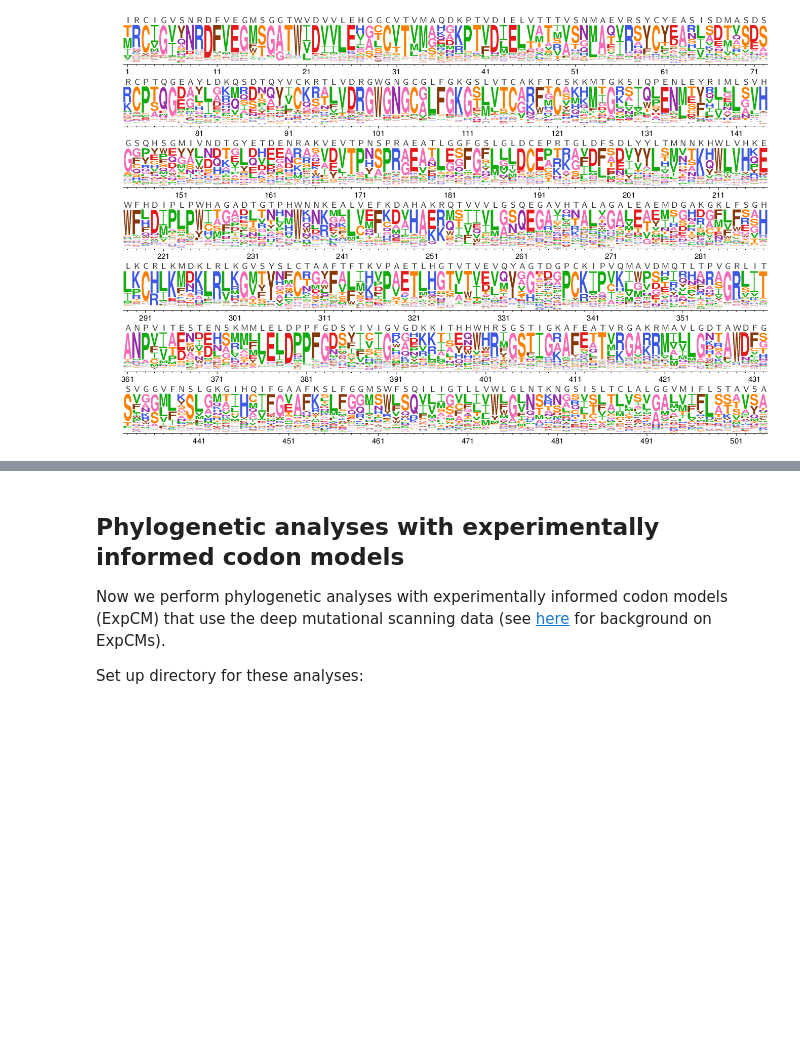
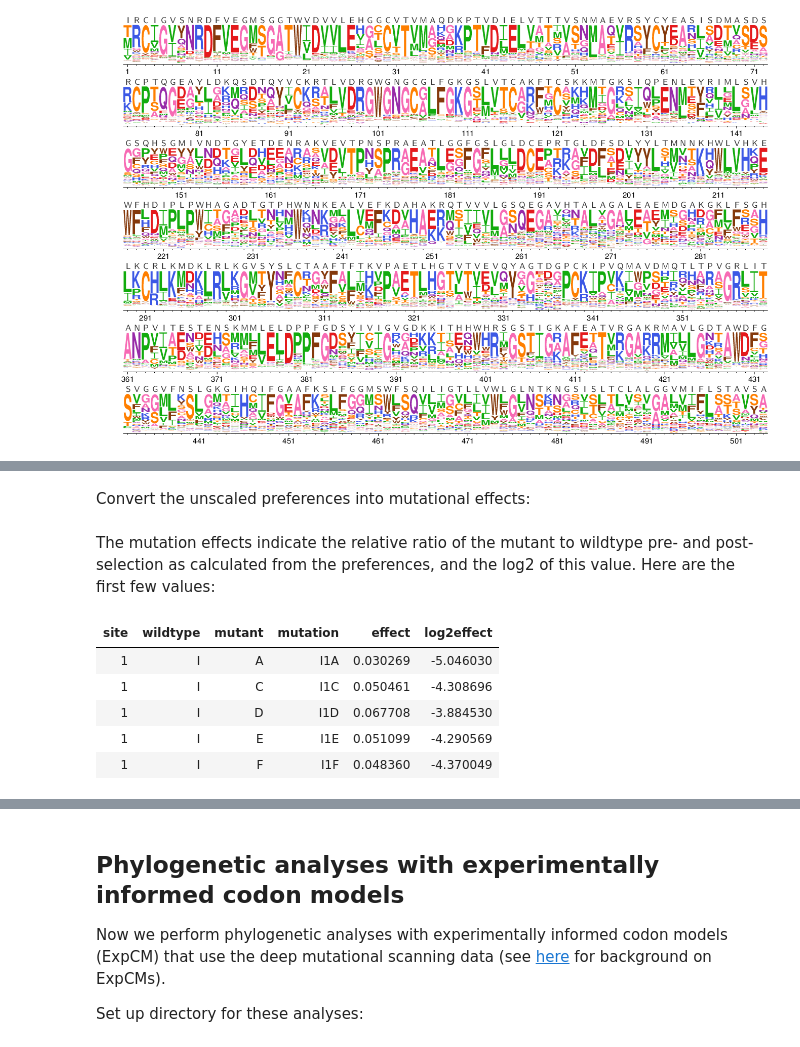
Before and after one commit to jbloomlab/ZIKV_DMS_with_EvansLab, a Jupyter notebook: analysis_notebook.ipynb, the cells around one changed output, grey strips where cells are left out. Drawn from its saved outputs; the diff is of its cells as text; code cells hidden in the pictures; blank space fills up the shorter version.

```diff
--- a/analysis_notebook.ipynb
+++ b/analysis_notebook.ipynb
@@ -281,0 +300,2 @@ showPDF(os.path.join(logodir, 'unscaled_prefs.pdf'))
+# %% [markdown]
+Convert the unscaled preferences into mutational effects:
@@ -281,0 +307,12 @@ showPDF(os.path.join(logodir, 'unscaled_prefs.pdf'))
+# %% [markdown]
+The mutation effects indicate the relative ratio of the mutant to wildtype pre- and post-selection as calculated from the preferences, and the log2 of this value.
+Here are the first few values:
+# %%
+display(HTML(muteffects.head().to_html(index=False)))
+# %% [output]
+| site | wildtype | mutant | mutation | effect | log2effect |
+| 1 | I | A | I1A | 0.030269 | -5.046030 |
+| 1 | I | C | I1C | 0.050461 | -4.308696 |
+| 1 | I | D | I1D | 0.067708 | -3.884530 |
+| 1 | I | E | I1E | 0.051099 | -4.290569 |
+| 1 | I | F | I1F | 0.048360 | -4.370049 |
```
Also changed, not shown: parts of 11 cells of this notebook, 3 other files.
